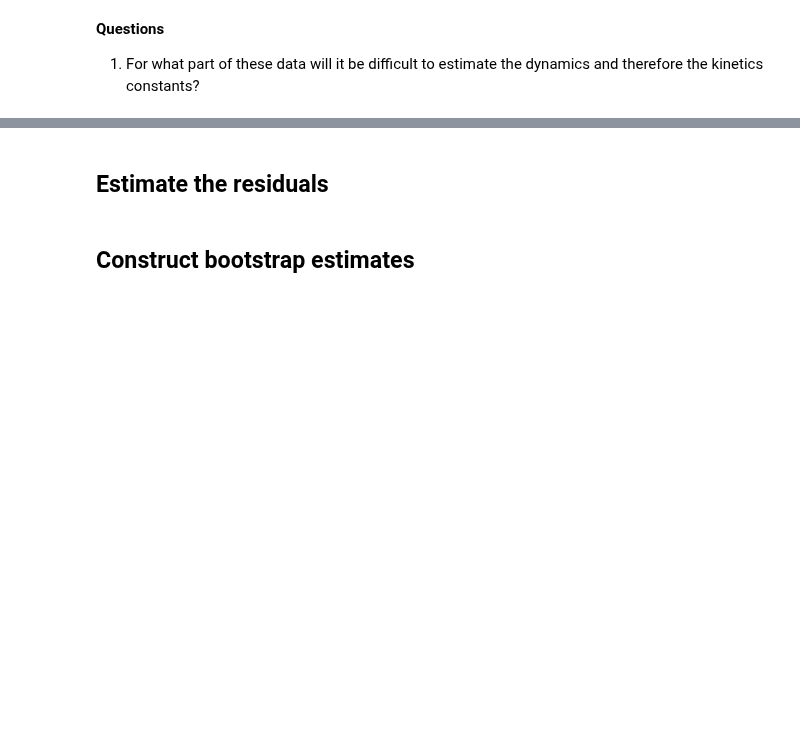
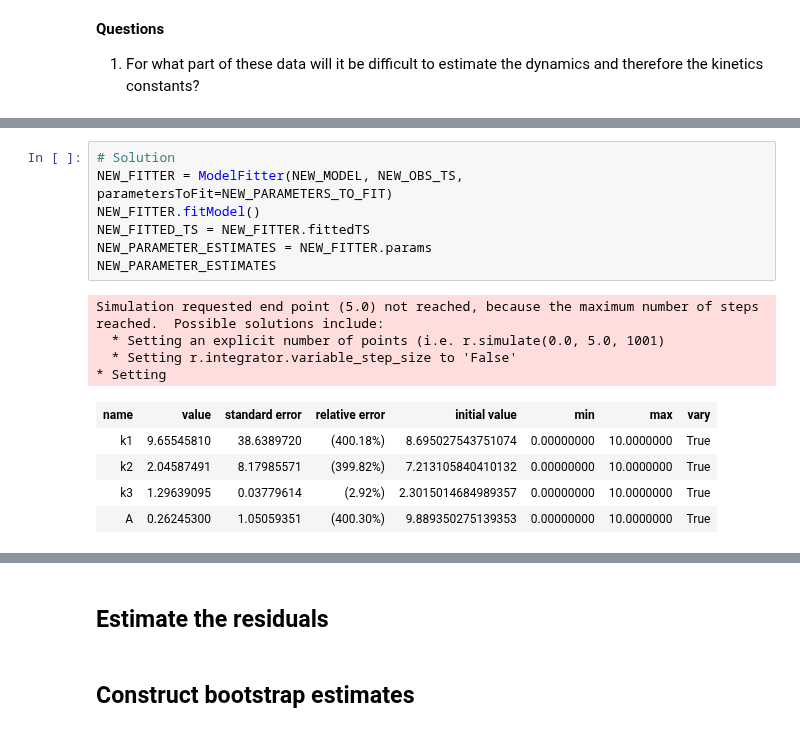
Before and after one commit to ModelEngineering/advancing-biomedical-models, a Jupyter notebook: lecture_12/bootstrapping/12_stimating_Parameter_Confidence_Intervals_With_Bootstrapping.ipynb, the cells around one changed output, grey strips where cells are left out. Drawn from its saved outputs; the diff is of its cells as text; blank space fills up the shorter version.

```diff
--- a/lecture_12/bootstrapping/12_stimating_Parameter_Confidence_Intervals_With_Bootstrapping.ipynb
+++ b/lecture_12/bootstrapping/12_stimating_Parameter_Confidence_Intervals_With_Bootstrapping.ipynb
@@ -377,0 +386,17 @@ _ = plotData(NEW_OBS_TS)
+# %%
+# Solution
+NEW_FITTER = ModelFitter(NEW_MODEL, NEW_OBS_TS, parametersToFit=NEW_PARAMETERS_TO_FIT)
+NEW_FITTER.fitModel()
+NEW_FITTED_TS = NEW_FITTER.fittedTS
+NEW_PARAMETER_ESTIMATES = NEW_FITTER.params
+NEW_PARAMETER_ESTIMATES
+# %% [output]
+Simulation requested end point (5.0) not reached, because the maximum number of steps reached.  Possible solutions include:
+  * Setting an explicit number of points (i.e. r.simulate(0.0, 5.0, 1001)
+  * Setting r.integrator.variable_step_size to 'False'
+* Setting
+| name | value | standard error | relative error | initial value | min | max | vary |
+| k1 | 9.65545810 | 38.6389720 | (400.18%) | 8.695027543751074 | 0.00000000 | 10.0000000 | True |
+| k2 | 2.04587491 | 8.17985571 | (399.82%) | 7.213105840410132 | 0.00000000 | 10.0000000 | True |
+| k3 | 1.29639095 | 0.03779614 | (2.92%) | 2.3015014684989357 | 0.00000000 | 10.0000000 | True |
+| A | 0.26245300 | 1.05059351 | (400.30%) | 9.889350275139353 | 0.00000000 | 10.0000000 | True |
```
Also changed, not shown: parts of 22 cells of this notebook, 1 other file.
